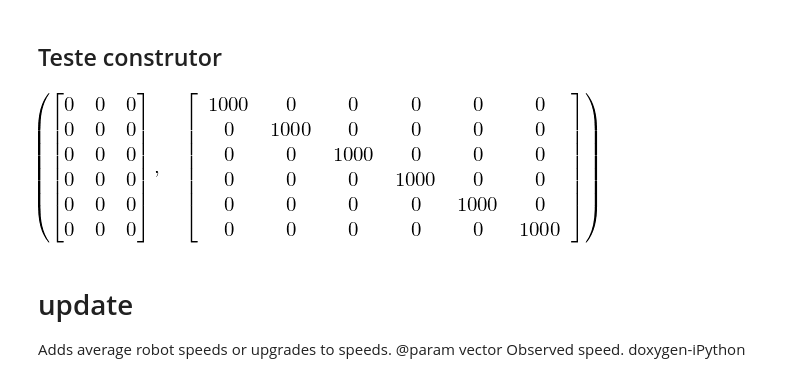
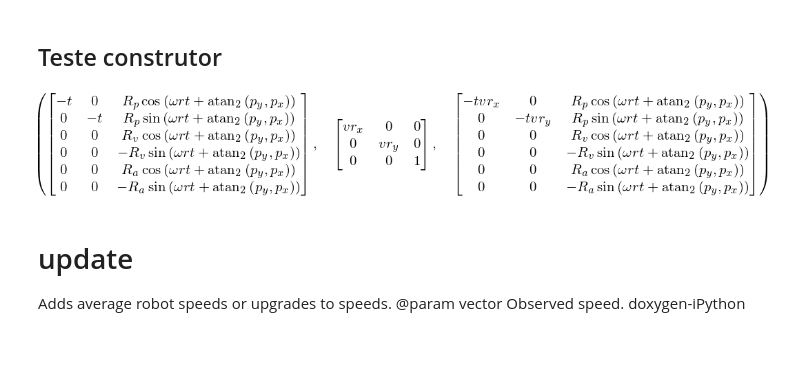
Before and after one commit to RoboFEI/RoboFEI-HT_2019, a Jupyter notebook: AI/Visual_Memory/iPython/Speeds.ipynb, the cells around one changed output. Drawn from its saved outputs; the diff is of its cells as text; code cells hidden in the pictures; blank space fills up the shorter version.

```diff
--- a/AI/Visual_Memory/iPython/Speeds.ipynb
+++ b/AI/Visual_Memory/iPython/Speeds.ipynb
@@ -104,10 +165,39 @@ __R = sym.Matrix(sym.Identity(6)*1000)
 # %% [markdown]
 ## Teste construtor
-# %%
-__B, __R
-#end-iPython
-# %% [output]
-[figure, removed]
+# %%
+f_vr_x, f_vr_y, f_omegar = sym.symbols("f_{vr_x}, f_{vr_y}, f_{\\omega\ r}")
+# u_t = sym.Matrix([
+#     [f_vr_x],
+#     [f_vr_y],
+#     [f_omegar]
+# ])
+# u_t = sym.Matrix([
+#     [1],
+#     [1],
+#     [1]
+# ])
+
+__B, __R
+# (__B*u_t).subs([
+#     [__t, 1],
+#     [omegar, sym.pi/2],
+#     [p_x, 3],
+#     [p_y, 0],
+
+# ])
+
+U2 = sym.Matrix([
+    [vr_x , 0, 0],
+    [0, vr_y, 0],
+    [0, 0, 1],
+])
+
+U1 = sym.sympify(__B*sym.Inverse(U2))
+
+U1, U2, U1*U2
+#end-iPython
+# %% [output]
+[figure, added]
 # %% [markdown]
 # update
 Adds average robot speeds or upgrades to speeds.
```
Also changed, not shown: parts of 4 cells of this notebook, 14 other files.
